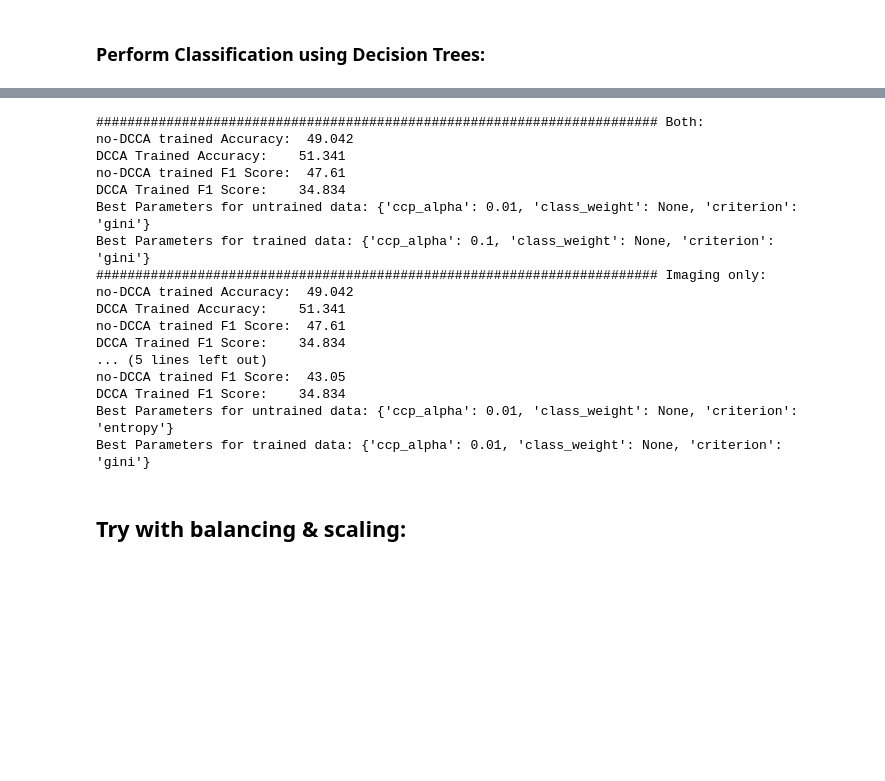
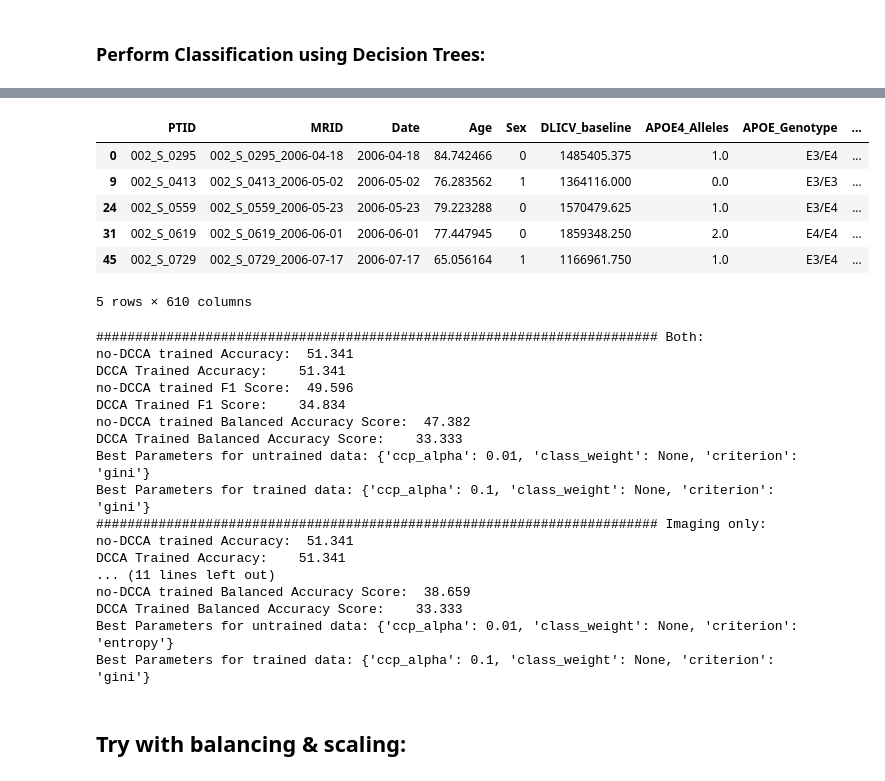
Before and after one commit to georgeaidinis/Dissertation, a Jupyter notebook: DeepCCA Model/ADNI Classification DTs.ipynb, the cells around one changed output, grey strips where cells are left out. Drawn from its saved outputs; the diff is of its cells as text; code cells hidden in the pictures; blank space fills up the shorter version.

```diff
--- a/DeepCCA Model/ADNI Classification DTs.ipynb
+++ b/DeepCCA Model/ADNI Classification DTs.ipynb
@@ -177,3 +198,13 @@ def perform_GridSearchCV(model, params, X, Y):
+# %%
+dcca_data.head()
+# %% [output]
+|  | PTID | MRID | Date | Age | Sex | DLICV_baseline | APOE4_Alleles | APOE_Genotype | ... |
+| 0 | 002_S_0295 | 002_S_0295_2006-04-18 | 2006-04-18 | 84.742466 | 0 | 1485405.375 | 1.0 | E3/E4 | ... |
+| 9 | 002_S_0413 | 002_S_0413_2006-05-02 | 2006-05-02 | 76.283562 | 1 | 1364116.000 | 0.0 | E3/E3 | ... |
+| 24 | 002_S_0559 | 002_S_0559_2006-05-23 | 2006-05-23 | 79.223288 | 0 | 1570479.625 | 1.0 | E3/E4 | ... |
+| 31 | 002_S_0619 | 002_S_0619_2006-06-01 | 2006-06-01 | 77.447945 | 0 | 1859348.250 | 2.0 | E4/E4 | ... |
+| 45 | 002_S_0729 | 002_S_0729_2006-07-17 | 2006-07-17 | 65.056164 | 1 | 1166961.750 | 1.0 | E3/E4 | ... |
+5 rows × 610 columns
 # %%
 params = {'criterion':['gini', 'entropy'],
           'class_weight':[None,'balanced'],
@@ -182,66 +213,72 @@ params = {'criterion':['gini', 'entropy'],
 print("######################################################################## Both:")
 X , Y = lr_data[MRI_columns + genetic_columns], lr_data["Diagnosis_nearest_2.0_cat"]
 model = DecisionTreeClassifier()
-acc_u, f1_u, cm_u, b_p_u = perform_GridSearchCV(model, params, X, Y)
+acc_u, f1_u, bal_acc_u, cm_u, b_p_u = perform_GridSearchCV(model, params, X, Y)
 
 X , Y = dcca_data[imaging_labels + genetic_labels], dcca_data["Diagnosis_nearest_2.0_cat"]
 model = DecisionTreeClassifier()
-acc_t, f1_t, cm_t, b_p_t = perform_GridSearchCV(model, params, X, Y)
+acc_t, f1_t, bal_acc_t, cm_t, b_p_t = perform_GridSearchCV(model, params, X, Y)
 
 print("no-DCCA trained Accuracy: ", round(np.mean(acc_u)*100,3))
 print("DCCA Trained Accuracy:   ", round(np.mean(acc_t)*100,3))
 print("no-DCCA trained F1 Score: ", round(np.mean(f1_u)*100,3))
 print("DCCA Trained F1 Score:   ", round(np.mean(f1_t)*100,3))
+print("no-DCCA trained Balanced Accuracy Score: ", round(np.mean(bal_acc_u)*100,3))
+print("DCCA Trained Balanced Accuracy Score:   ", round(np.mean(bal_acc_t)*100,3))
 print("Best Parameters for untrained data:",b_p_u)
 print("Best Parameters for trained data:",b_p_t)
 print("######################################################################## Imaging only:")
 X , Y = lr_data[MRI_columns], lr_data["Diagnosis_nearest_2.0_cat"]
 model = DecisionTreeClassifier()
-acc_u, f1_u, cm_u, b_p_u = perform_GridSearchCV(model, params, X, Y)
+acc_u, f1_u, bal_acc_u, cm_u, b_p_u = perform_GridSearchCV(model, params, X, Y)
 
 X , Y = dcca_data[imaging_labels], dcca_data["Diagnosis_nearest_2.0_cat"]
 model = DecisionTreeClassifier()
-acc_t, f1_t, cm_t, b_p_t = perform_GridSearchCV(model, params, X, Y)
+acc_t, f1_t, bal_acc_t, cm_t, b_p_t = perform_GridSearchCV(model, params, X, Y)
 
 print("no-DCCA trained Accuracy: ", round(np.mean(acc_u)*100,3))
 print("DCCA Trained Accuracy:   ", round(np.mean(acc_t)*100,3))
 print("no-DCCA trained F1 Score: ", round(np.mean(f1_u)*100,3))
 print("DCCA Trained F1 Score:   ", round(np.mean(f1_t)*100,3))
+print("no-DCCA trained Balanced Accuracy Score: ", round(np.mean(bal_acc_u)*100,3))
+print("DCCA Trained Balanced Accuracy Score:   ", round(np.mean(bal_acc_t)*100,3))
 print("Best Parameters for untrained data:",b_p_u)
 print("Best Parameters for trained data:",b_p_t)
 print("######################################################################### Genetic only:")
 X , Y = lr_data[genetic_columns], lr_data["Diagnosis_nearest_2.0_cat"]
 model = DecisionTreeClassifier()
-acc_u, f1_u, cm_u, b_p_u = perform_GridSearchCV(model, params, X, Y)
+acc_u, f1_u, bal_acc_u, cm_u, b_p_u = perform_GridSearchCV(model, params, X, Y)
 
 X , Y = dcca_data[genetic_labels], dcca_data["Diagnosis_nearest_2.0_cat"]
 model = DecisionTreeClassifier()
-acc_t, f1_t, cm_t, b_p_t = perform_GridSearchCV(model, params, X, Y)
+acc_t, f1_t, bal_acc_t, cm_t, b_p_t = perform_GridSearchCV(model, params, X, Y)
 
 print("no-DCCA trained Accuracy: ", round(np.mean(acc_u)*100,3))
 print("DCCA Trained Accuracy:   ", round(np.mean(acc_t)*100,3))
 print("no-DCCA trained F1 Score: ", round(np.mean(f1_u)*100,3))
 print("DCCA Trained F1 Score:   ", round(np.mean(f1_t)*100,3))
+print("no-DCCA trained Balanced Accuracy Score: ", round(np.mean(bal_acc_u)*100,3))
+print("DCCA Trained Balanced Accuracy Score:   ", round(np.mean(bal_acc_t)*100,3))
 print("Best Parameters for untrained data:",b_p_u)
 print("Best Parameters for trained data:",b_p_t)
 # %% [output]
 ######################################################################## Both:
-no-DCCA trained Accuracy:  49.042
+no-DCCA trained Accuracy:  51.341
 DCCA Trained Accuracy:    51.341
-no-DCCA trained F1 Score:  47.61
+no-DCCA trained F1 Score:  49.596
 DCCA Trained F1 Score:    34.834
+no-DCCA trained Balanced Accuracy Score:  47.382
+DCCA Trained Balanced Accuracy Score:    33.333
 Best Parameters for untrained data: {'ccp_alpha': 0.01, 'class_weight': None, 'criterion': 'gini'}
 Best Parameters for trained data: {'ccp_alpha': 0.1, 'class_weight': None, 'criterion': 'gini'}
 ######################################################################## Imaging only:
-no-DCCA trained Accuracy:  49.042
+no-DCCA trained Accuracy:  51.341
 DCCA Trained Accuracy:    51.341
-no-DCCA trained F1 Score:  47.61
-DCCA Trained F1 Score:    34.834
-... (5 lines left out)
-no-DCCA trained F1 Score:  43.05
-DCCA Trained F1 Score:    34.834
+... (11 lines left out)
+no-DCCA trained Balanced Accuracy Score:  38.659
+DCCA Trained Balanced Accuracy Score:    33.333
 Best Parameters for untrained data: {'ccp_alpha': 0.01, 'class_weight': None, 'criterion': 'entropy'}
-Best Parameters for trained data: {'ccp_alpha': 0.01, 'class_weight': None, 'criterion': 'gini'}
+Best Parameters for trained data: {'ccp_alpha': 0.1, 'class_weight': None, 'criterion': 'gini'}
 # %% [markdown]
 ## Try with balancing & scaling:
 # %%
```
Also changed, not shown: parts of 9 cells of this notebook, 3 other files.
